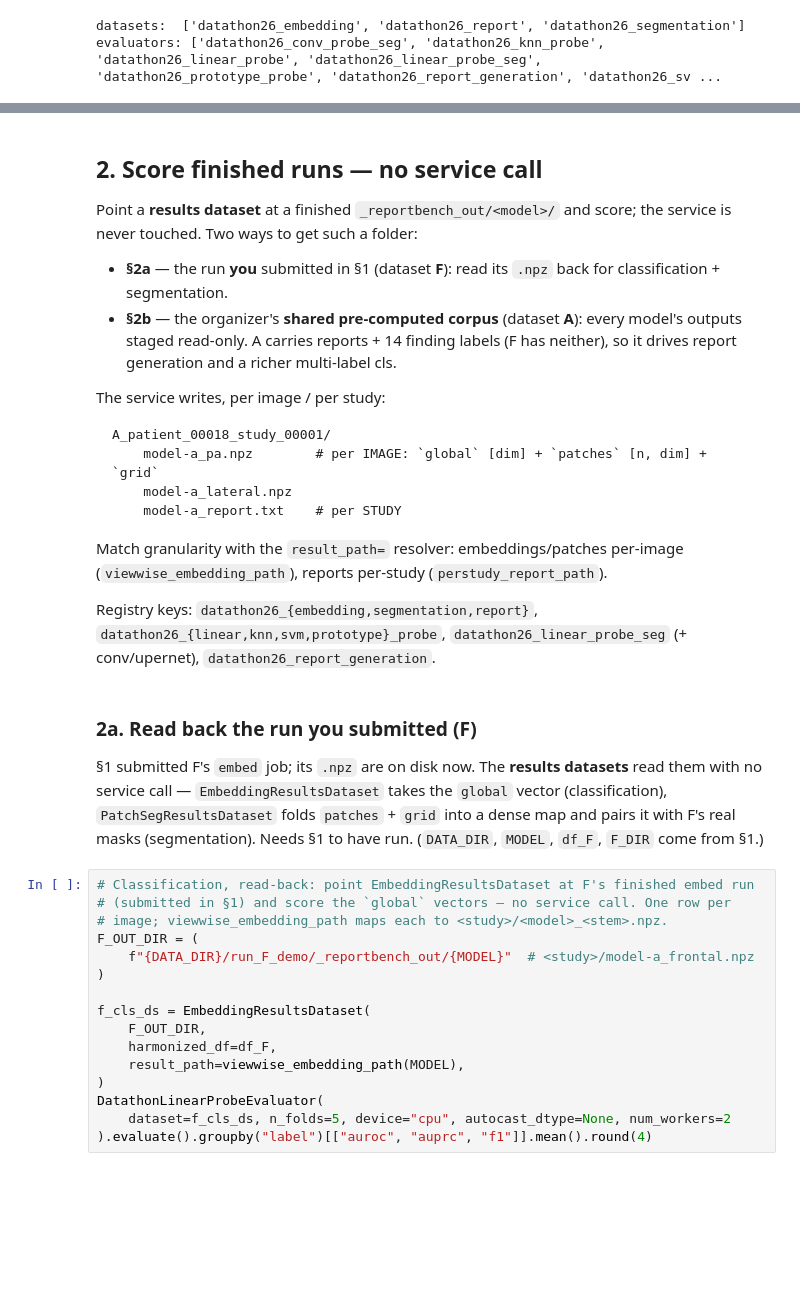
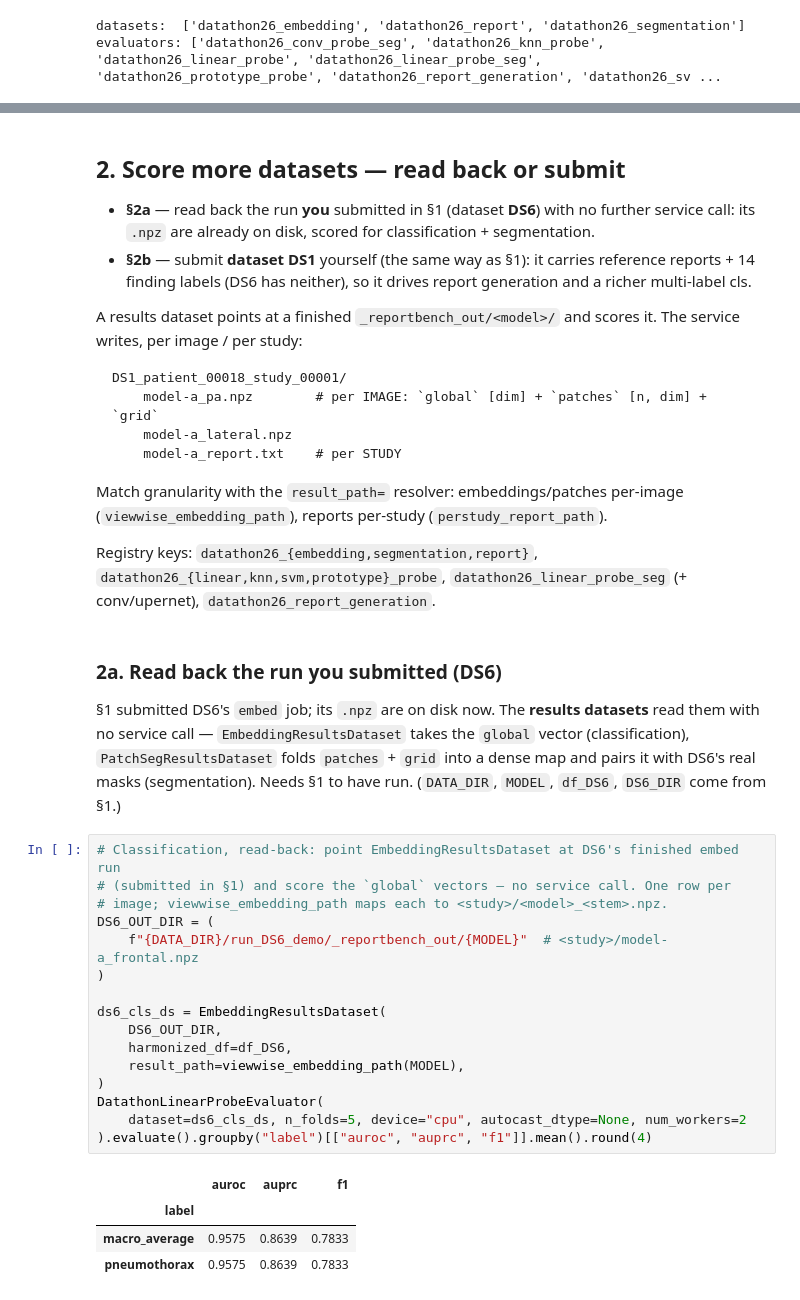
Before and after one commit to f10409/RadHarmony, a Jupyter notebook: datathon26/demo_datathon_evaluators.ipynb, the cells around one changed output, grey strips where cells are left out. Saved outputs shown, nothing was run; the diff lists cells and outputs as text; blank space fills up the shorter version.

````diff
--- a/datathon26/demo_datathon_evaluators.ipynb
+++ b/datathon26/demo_datathon_evaluators.ipynb
@@ -166,19 +202,17 @@ DatathonLinearProbeSegEvaluator(
 # %% [markdown]
-## 2. Score finished runs — no service call
+## 2. Score more datasets — read back or submit
 
-Point a **results dataset** at a finished `_reportbench_out/<model>/` and score; the
-service is never touched. Two ways to get such a folder:
+- **§2a** — read back the run **you** submitted in §1 (dataset **DS6**) with no further
+  service call: its `.npz` are already on disk, scored for classification + segmentation.
+- **§2b** — submit **dataset DS1** yourself (the same way as §1): it carries reference
+  reports + 14 finding labels (DS6 has neither), so it drives report generation and a
+  richer multi-label cls.
 
-- **§2a** — the run **you** submitted in §1 (dataset **F**): read its `.npz` back for
-  classification + segmentation.
-- **§2b** — the organizer's **shared pre-computed corpus** (dataset **A**): every
-  model's outputs staged read-only. A carries reports + 14 finding labels (F has
-  neither), so it drives report generation and a richer multi-label cls.
-
-The service writes, per image / per study:
+A results dataset points at a finished `_reportbench_out/<model>/` and scores it. The
+service writes, per image / per study:
 
 ```
-A_patient_00018_study_00001/
+DS1_patient_00018_study_00001/
     model-a_pa.npz        # per IMAGE: `global` [dim] + `patches` [n, dim] + `grid`
     model-a_lateral.npz
     model-a_report.txt    # per STUDY
@@ -191,27 +225,32 @@ Registry keys: `datathon26_{embedding,segmentation,report}`,
 `datathon26_{linear,knn,svm,prototype}_probe`, `datathon26_linear_probe_seg`
 (+ conv/upernet), `datathon26_report_generation`.
 # %% [markdown]
-### 2a. Read back the run you submitted (F)
+### 2a. Read back the run you submitted (DS6)
 
-§1 submitted F's `embed` job; its `.npz` are on disk now. The **results datasets**
+§1 submitted DS6's `embed` job; its `.npz` are on disk now. The **results datasets**
 read them with no service call — `EmbeddingResultsDataset` takes the `global` vector
 (classification), `PatchSegResultsDataset` folds `patches` + `grid` into a dense map
-and pairs it with F's real masks (segmentation). Needs §1 to have run.
-(`DATA_DIR`, `MODEL`, `df_F`, `F_DIR` come from §1.)
+and pairs it with DS6's real masks (segmentation). Needs §1 to have run.
+(`DATA_DIR`, `MODEL`, `df_DS6`, `DS6_DIR` come from §1.)
 # %%
-# Classification, read-back: point EmbeddingResultsDataset at F's finished embed run
+# Classification, read-back: point EmbeddingResultsDataset at DS6's finished embed run
 # (submitted in §1) and score the `global` vectors — no service call. One row per
 # image; viewwise_embedding_path maps each to <study>/<model>_<stem>.npz.
-F_OUT_DIR = (
-    f"{DATA_DIR}/run_F_demo/_reportbench_out/{MODEL}"  # <study>/model-a_frontal.npz
+DS6_OUT_DIR = (
+    f"{DATA_DIR}/run_DS6_demo/_reportbench_out/{MODEL}"  # <study>/model-a_frontal.npz
 )
 
-f_cls_ds = EmbeddingResultsDataset(
-    F_OUT_DIR,
-    harmonized_df=df_F,
+ds6_cls_ds = EmbeddingResultsDataset(
+    DS6_OUT_DIR,
+    harmonized_df=df_DS6,
     result_path=viewwise_embedding_path(MODEL),
 )
 DatathonLinearProbeEvaluator(
-    dataset=f_cls_ds, n_folds=5, device="cpu", autocast_dtype=None, num_workers=2
+    dataset=ds6_cls_ds, n_folds=5, device="cpu", autocast_dtype=None, num_workers=2
 ).evaluate().groupby("label")[["auroc", "auprc", "f1"]].mean().round(4)
+# %% [output]
+|  | auroc | auprc | f1 |
+| label |  |  |  |
+| macro_average | 0.9575 | 0.8639 | 0.7833 |
+| pneumothorax | 0.9575 | 0.8639 | 0.7833 |
 # %%
````
Also changed, not shown: parts of 11 cells of this notebook, 7 other files.
